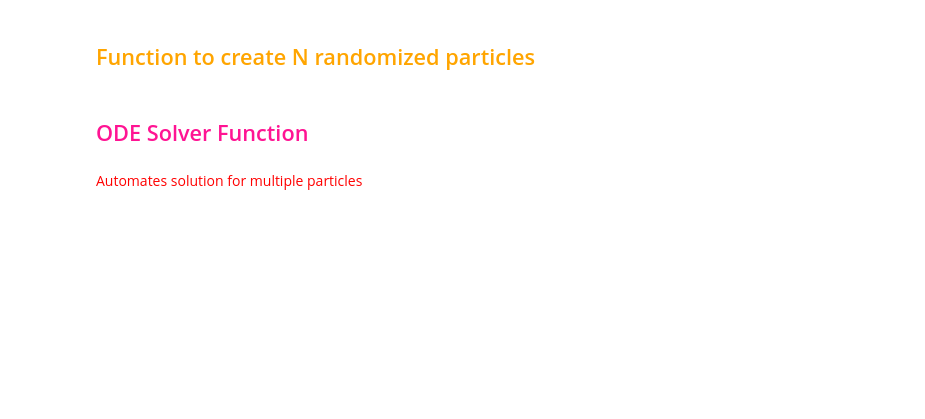
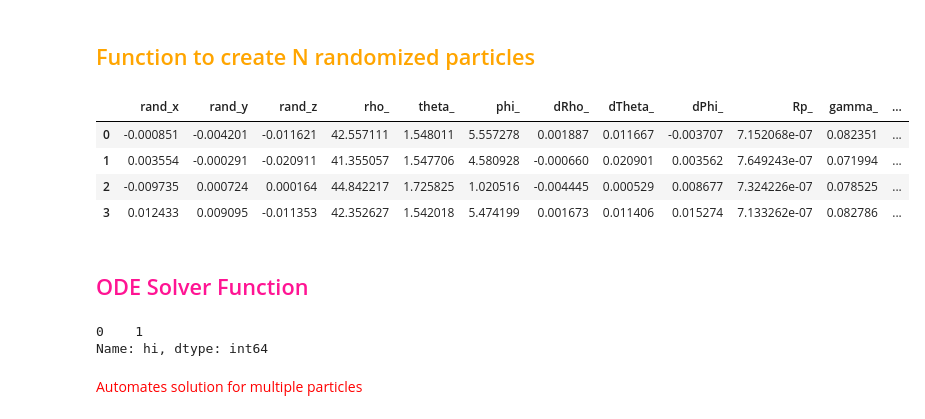
Before and after one commit to Hi-Tree/WGM_Forces, a Jupyter notebook: ode.ipynb, the cells around one changed output. Cells and saved outputs as stored; diff of their text form; code cells hidden in the pictures; blank space fills up the shorter version.

```diff
--- a/ode.ipynb
+++ b/ode.ipynb
@@ -63,4 +61,12 @@ def randomized(N):
     return Results
+# %%
+randomized(4)
+# %% [output]
+|  | rand_x | rand_y | rand_z | rho_ | theta_ | phi_ | dRho_ | dTheta_ | dPhi_ | Rp_ | gamma_ | ... |
+| 0 | -0.000851 | -0.004201 | -0.011621 | 42.557111 | 1.548011 | 5.557278 | 0.001887 | 0.011667 | -0.003707 | 7.152068e-07 | 0.082351 | ... |
+| 1 | 0.003554 | -0.000291 | -0.020911 | 41.355057 | 1.547706 | 4.580928 | -0.000660 | 0.020901 | 0.003562 | 7.649243e-07 | 0.071994 | ... |
+| 2 | -0.009735 | 0.000724 | 0.000164 | 44.842217 | 1.725825 | 1.020516 | -0.004445 | 0.000529 | 0.008677 | 7.324226e-07 | 0.078525 | ... |
+| 3 | 0.012433 | 0.009095 | -0.011353 | 42.352627 | 1.542018 | 5.474199 | 0.001673 | 0.011406 | 0.015274 | 7.133262e-07 | 0.082786 | ... |
 # %% [markdown]
 <h2 style="color:deeppink">ODE Solver Function</h2>
 # %%
@@ -76,4 +81,9 @@ def f(u, t, par, gamma,Rp):
     return dudt
+# %%
+g =
+# %% [output]
+0    1
+Name: hi, dtype: int64
 # %% [markdown]
 <span style="color:red">Automates solution for multiple particles</span>
 # %%
```
Also changed, not shown: parts of 13 cells of this notebook.
